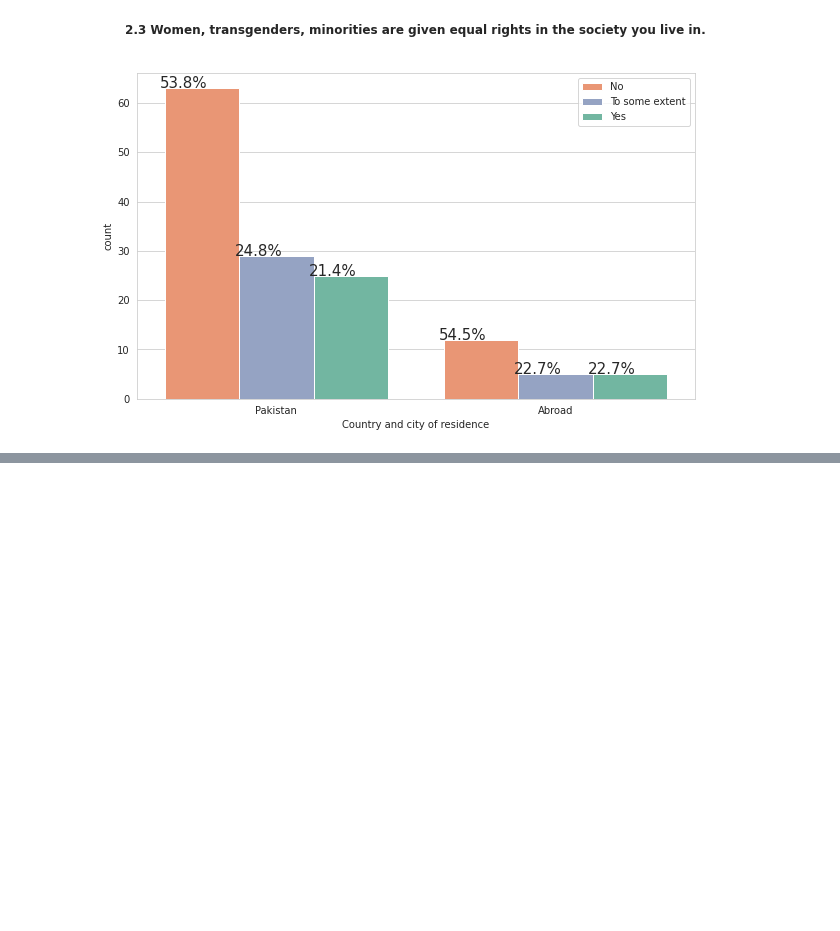
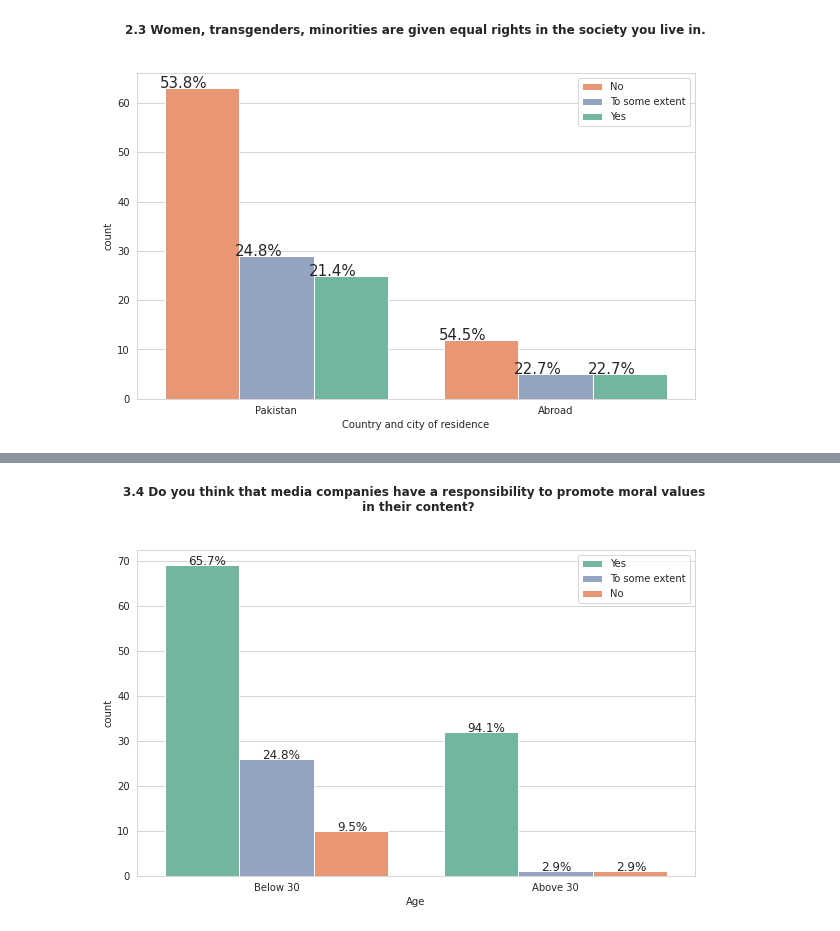
Before and after one commit to SulemanHamdani/Project-Python, a Jupyter notebook: correlationGraphs.ipynb, the cells around one changed output, grey strips where cells are left out. Drawn from its saved outputs; the diff is of its cells as text; code cells hidden in the pictures; blank space fills up the shorter version.

```diff
--- a/correlationGraphs.ipynb
+++ b/correlationGraphs.ipynb
@@ -353,0 +421,10 @@ with_hue(ax, countryData["Country and city of residence"], 2, 3)
+# %%
+sns.set_style('whitegrid')
+plt.figure(figsize=(10,6))
+ax = sns.countplot(x='Age', hue='3.4 Do you think that media companies have a responsibility to promote moral values in their content?', data=ageData, palette=palette_dict)
+plt.legend(loc="upper right")
+plt.title('3.4 Do you think that media companies have a responsibility to promote moral values \n in their content?', x=0.5, y=1.1, fontweight="bold")
+
+with_hue(ax, ageData.Age, 2, 3)
+# %% [output]
+[figure, added]
```
Also changed, not shown: parts of 19 cells of this notebook.
